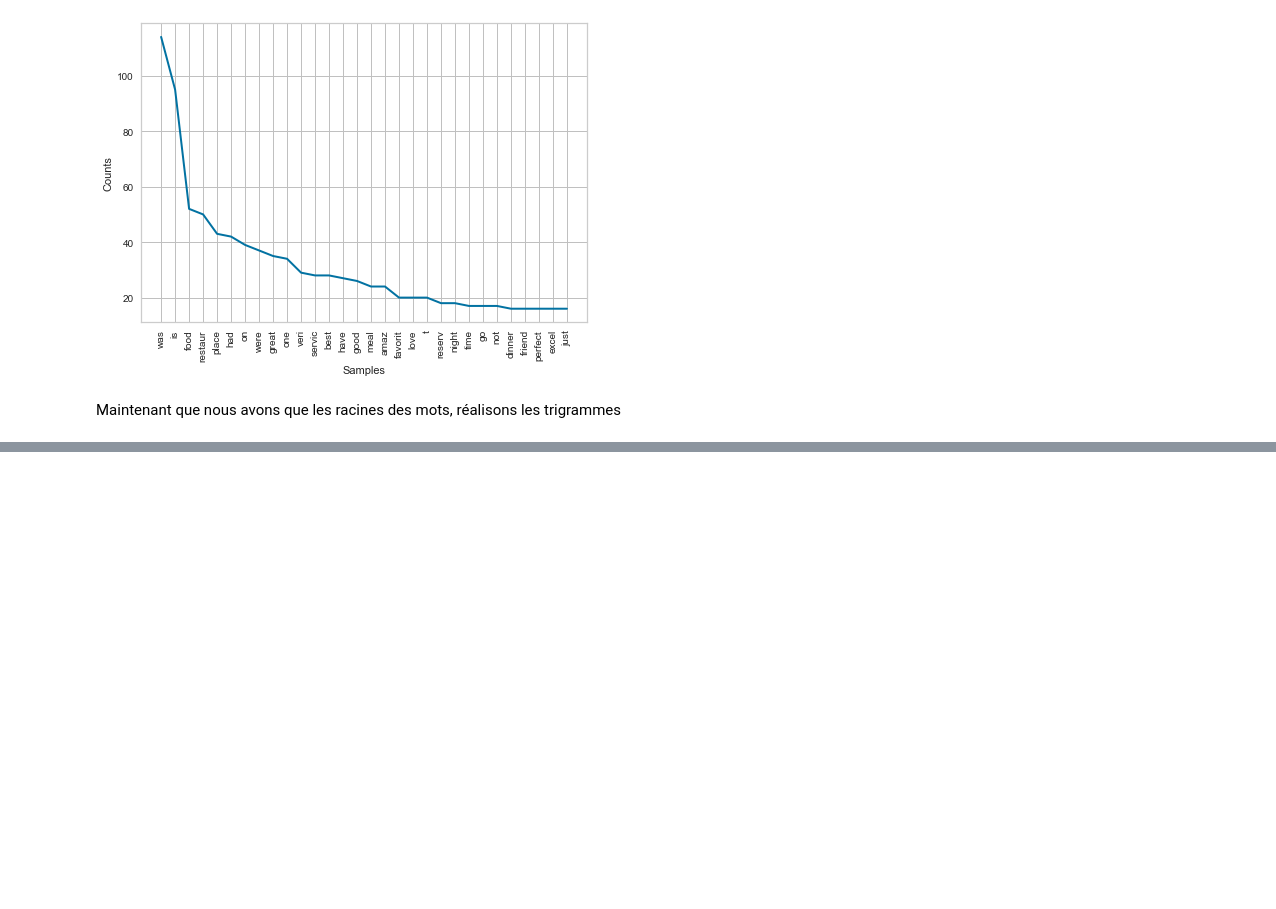
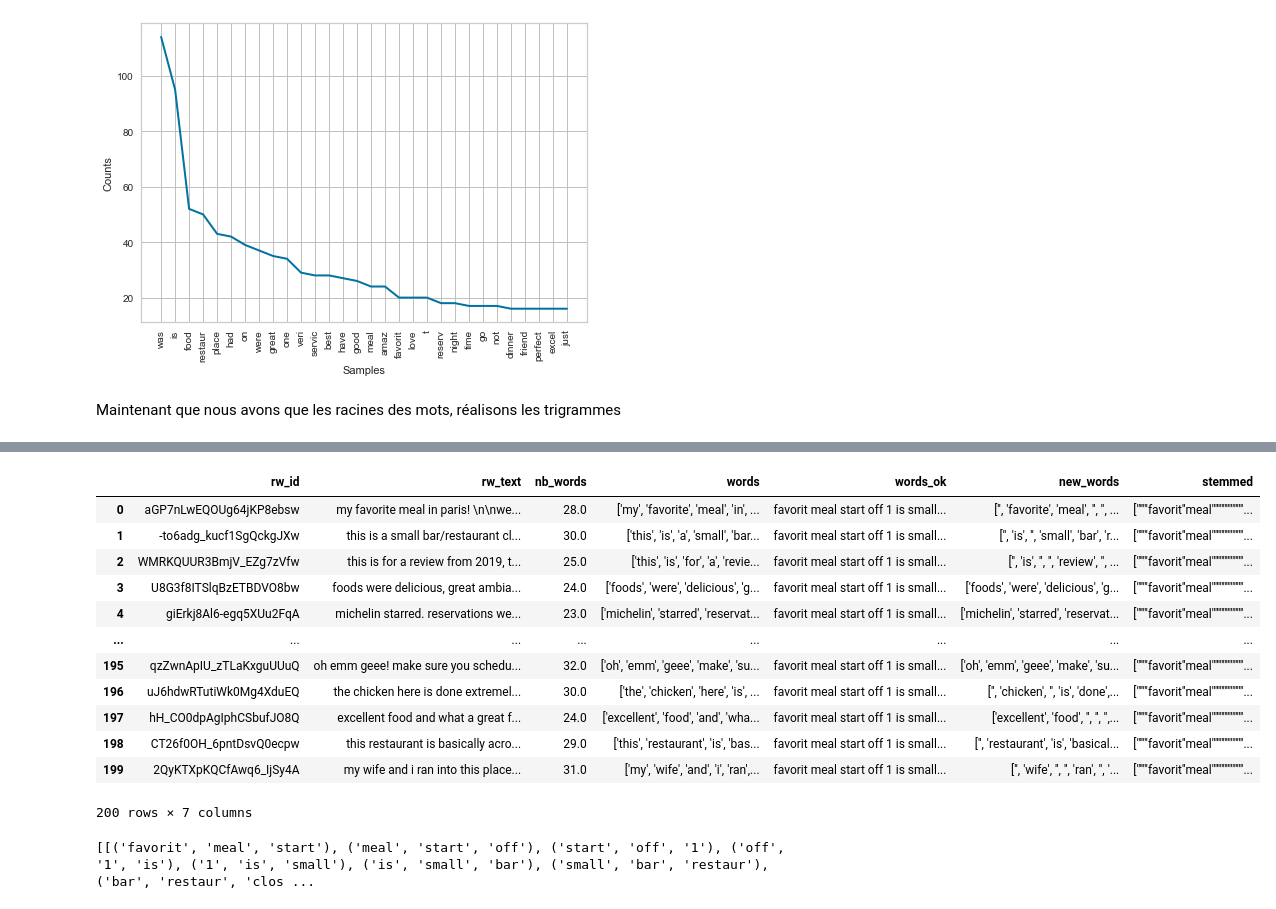
Before and after one commit to AurelieAAN/OP_Project6, a Jupyter notebook: P6_02_notebook.ipynb, the cells around one changed output, grey strips where cells are left out. Cells and saved outputs as stored; diff of their text form; code cells hidden in the pictures; blank space fills up the shorter version.

Commit message:
add trigramm

```diff
--- a/P6_02_notebook.ipynb
+++ b/P6_02_notebook.ipynb
@@ -324,10 +324,12 @@ reviews
 from nltk.stem.snowball import SnowballStemmer
 stemmer = SnowballStemmer(language='english')
 
-reviews['stemmed'] = reviews['new_words'].apply(lambda x: [stemmer.stem(y).replace("['",'')  for y in list(x.split(", "))])
+reviews['stemmed'] = reviews['new_words'].apply(lambda x: [stemmer.stem(y).replace("['","''")  for y in list(x.split(", "))])
 # %%
 nb_most_frequent_plt(reviews["stemmed"])
 # %% [output]
 [figure]
 # %% [markdown]
 Maintenant que nous avons que les racines des mots, réalisons les trigrammes
+# %%
+reviews["stemmed"] = reviews["stemmed"].apply(lambda x: "".join(str(x).split(", "))  )
@@ -333,0 +351,34 @@ Maintenant que nous avons que les racines des mots, réalisons les trigrammes
+# %%
+reviews["stemmed"] = str(reviews["stemmed"]).replace('0','').replace('\[, ','').replace('\], ','')
+# %%
+for index, element in reviews.iterrows():
+    tokenizer = nltk.RegexpTokenizer(r'\w+')
+    tokens = tokenizer.tokenize(element["stemmed"])
+    reviews.loc[index, "words_ok"] = " ".join(tokens)
+    # reviews.drop(["new_words", "stemmed"], axis=1)
+# %%
+reviews
+# %% [output]
+|  | rw_id | rw_text | nb_words | words | words_ok | new_words | stemmed |
+| 0 | aGP7nLwEQOUg64jKP8ebsw | my favorite meal in paris! \n\nwe... | 28.0 | ['my', 'favorite', 'meal', 'in', ... | favorit meal start off 1 is small... | ['', 'favorite', 'meal', '', '', ... | ["''"'favorit''meal'"''""''""''"'... |
+| 1 | -to6adg_kucf1SgQckgJXw | this is a small bar/restaurant cl... | 30.0 | ['this', 'is', 'a', 'small', 'bar... | favorit meal start off 1 is small... | ['', 'is', '', 'small', 'bar', 'r... | ["''"'favorit''meal'"''""''""''"'... |
+| 2 | WMRKQUUR3BmjV_EZg7zVfw | this is for a review from 2019, t... | 25.0 | ['this', 'is', 'for', 'a', 'revie... | favorit meal start off 1 is small... | ['', 'is', '', '', 'review', '', ... | ["''"'favorit''meal'"''""''""''"'... |
+| 3 | U8G3f8ITSlqBzETBDVO8bw | foods were delicious, great ambia... | 24.0 | ['foods', 'were', 'delicious', 'g... | favorit meal start off 1 is small... | ['foods', 'were', 'delicious', 'g... | ["''"'favorit''meal'"''""''""''"'... |
+| 4 | giErkj8Al6-egq5XUu2FqA | michelin starred. reservations we... | 23.0 | ['michelin', 'starred', 'reservat... | favorit meal start off 1 is small... | ['michelin', 'starred', 'reservat... | ["''"'favorit''meal'"''""''""''"'... |
+| ... | ... | ... | ... | ... | ... | ... | ... |
+| 195 | qzZwnApIU_zTLaKxguUUuQ | oh emm geee! make sure you schedu... | 32.0 | ['oh', 'emm', 'geee', 'make', 'su... | favorit meal start off 1 is small... | ['oh', 'emm', 'geee', 'make', 'su... | ["''"'favorit''meal'"''""''""''"'... |
+| 196 | uJ6hdwRTutiWk0Mg4XduEQ | the chicken here is done extremel... | 30.0 | ['the', 'chicken', 'here', 'is', ... | favorit meal start off 1 is small... | ['', 'chicken', '', 'is', 'done',... | ["''"'favorit''meal'"''""''""''"'... |
+| 197 | hH_CO0dpAgIphCSbufJO8Q | excellent food and what a great f... | 24.0 | ['excellent', 'food', 'and', 'wha... | favorit meal start off 1 is small... | ['excellent', 'food', '', '', '',... | ["''"'favorit''meal'"''""''""''"'... |
+| 198 | CT26f0OH_6pntDsvQ0ecpw | this restaurant is basically acro... | 29.0 | ['this', 'restaurant', 'is', 'bas... | favorit meal start off 1 is small... | ['', 'restaurant', 'is', 'basical... | ["''"'favorit''meal'"''""''""''"'... |
+| 199 | 2QyKTXpKQCfAwq6_IjSy4A | my wife and i ran into this place... | 31.0 | ['my', 'wife', 'and', 'i', 'ran',... | favorit meal start off 1 is small... | ['', 'wife', '', '', 'ran', '', '... | ["''"'favorit''meal'"''""''""''"'... |
+200 rows × 7 columns
+# %%
+trigrams_all= []
+for element in reviews["words_ok"]:
+    token = nltk.word_tokenize(element)
+    trigrams = ngrams(token,3)
+    trigrams_all.append(list(trigrams))
+    break
+trigrams_all
+# %% [output]
+[[('favorit', 'meal', 'start'), ('meal', 'start', 'off'), ('start', 'off', '1'), ('off', '1', 'is'), ('1', 'is', 'small'), ('is', 'small', 'bar'), ('small', 'bar', 'restaur'), ('bar', 'restaur', 'clos ...
```
Also changed, not shown: parts of 3 cells of this notebook.
